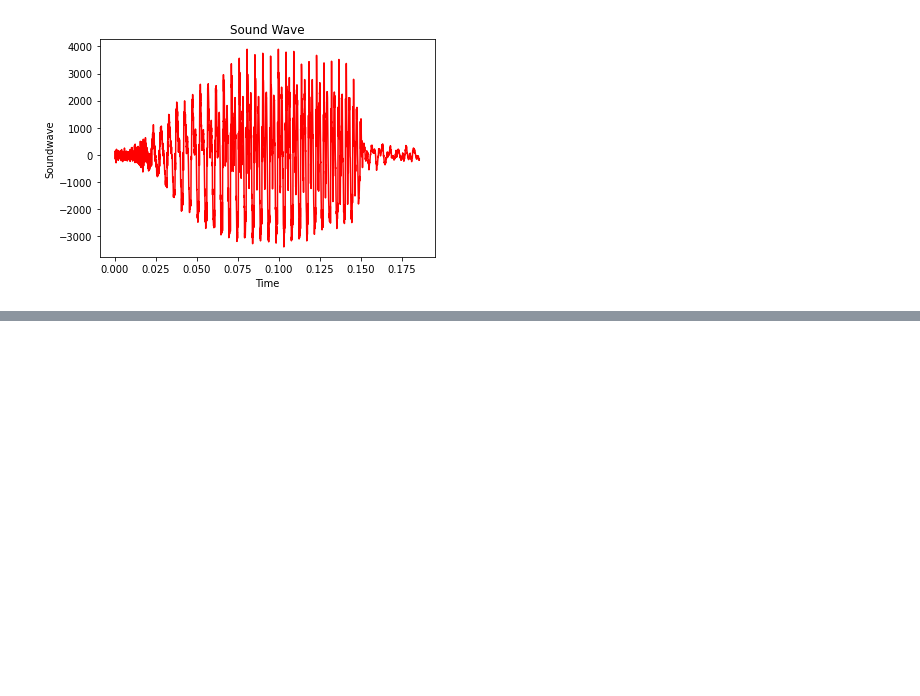
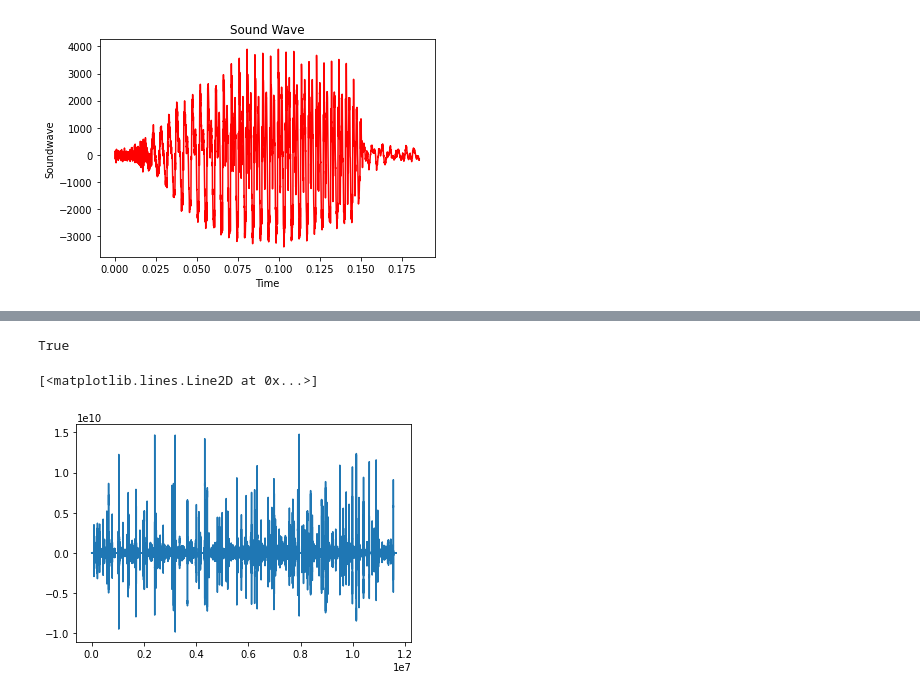
Before and after one commit to bluishfluid666/bahnar_tts, a Jupyter notebook: src-code/pattern-processing.ipynb, the cells around one changed output, grey strips where cells are left out. Cells and saved outputs as stored; diff of their text form; code cells hidden in the pictures; blank space fills up the shorter version.

```diff
--- a/src-code/pattern-processing.ipynb
+++ b/src-code/pattern-processing.ipynb
@@ -282,0 +321,12 @@ True
+# %%
+# compute the cross-correlation
+z = signal.correlate(source, snippet, mode='same')
+# %%
+source.size == z.size # type: ignore
+# %% [output]
+True
+# %%
+plt.plot(z)
+# %% [output]
+[<matplotlib.lines.Line2D at 0x...>]
+[figure, added]
```
Also changed, not shown: parts of 20 cells of this notebook.
